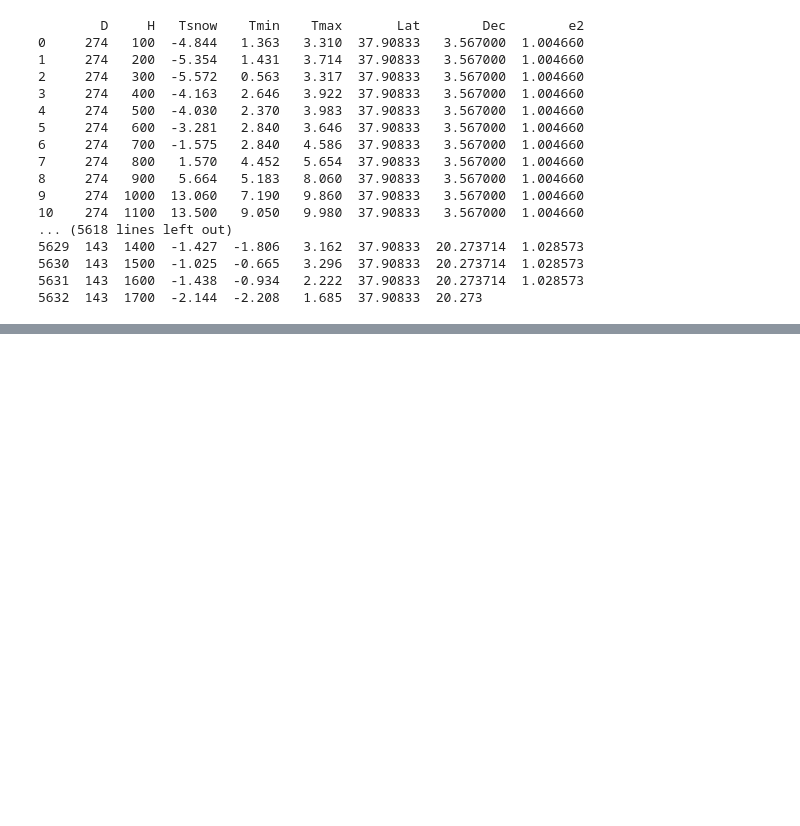
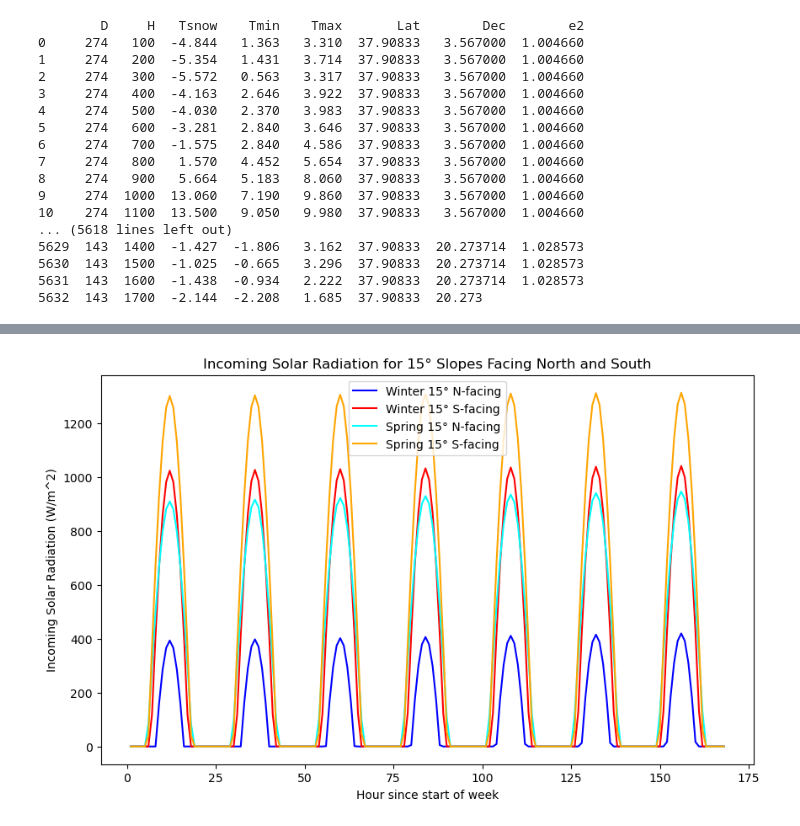
Before and after one commit to gretchenhough/Hough-S26, a Jupyter notebook: HW1/GEOS566 HW1 Solar Radiation.ipynb, the cells around one changed output, grey strips where cells are left out. Cells and saved outputs as stored; diff of their text form; code cells hidden in the pictures; blank space fills up the shorter version.

```diff
--- a/HW1/GEOS566 HW1 Solar Radiation.ipynb
+++ b/HW1/GEOS566 HW1 Solar Radiation.ipynb
@@ -63,0 +161,25 @@ I0=1380 #W/m^2 (solar constant)
+# %%
+slope=np.radians(15) #15 degree slope
+aspect=np.radians(0) #N-facing slope
+
+df['I15N']=I_adj(df['Lat'],df['Dec'],df['H'],slope,aspect,I0,df['e2'])
+
+aspect=np.radians(180) #S-facing slope
+df['I15S']=I_adj(df['Lat'],df['Dec'],df['H'],slope,aspect,I0,df['e2'])
+
+fig, ax = plt.subplots(figsize=(10,6))
+winter=df[(df['D']>=15) & (df['D']<=21)].copy()
+spring=df[(df['D']>=91) & (df['D']<=97)].copy()
+winter['t']=24*(winter['D']-15)+winter['H']
+spring['t']=24*(spring['D']-91)+spring['H']
+ax.plot(winter['t'], winter['I15N'], label='Winter 15° N-facing', color='blue')
+ax.plot(winter['t'], winter['I15S'], label='Winter 15° S-facing', color='red')
+ax.plot(spring['t'], spring['I15N'], label='Spring 15° N-facing', color='cyan')
+ax.plot(spring['t'], spring['I15S'], label='Spring 15° S-facing', color='orange')
+ax.set_xlabel('Hour since start of week')
+ax.set_ylabel('Incoming Solar Radiation (W/m^2)')
+ax.set_title('Incoming Solar Radiation for 15° Slopes Facing North and South')
+ax.legend()
+plt.show()
+# %% [output]
+[figure, added]
```
Also changed, not shown: parts of 6 cells of this notebook.
